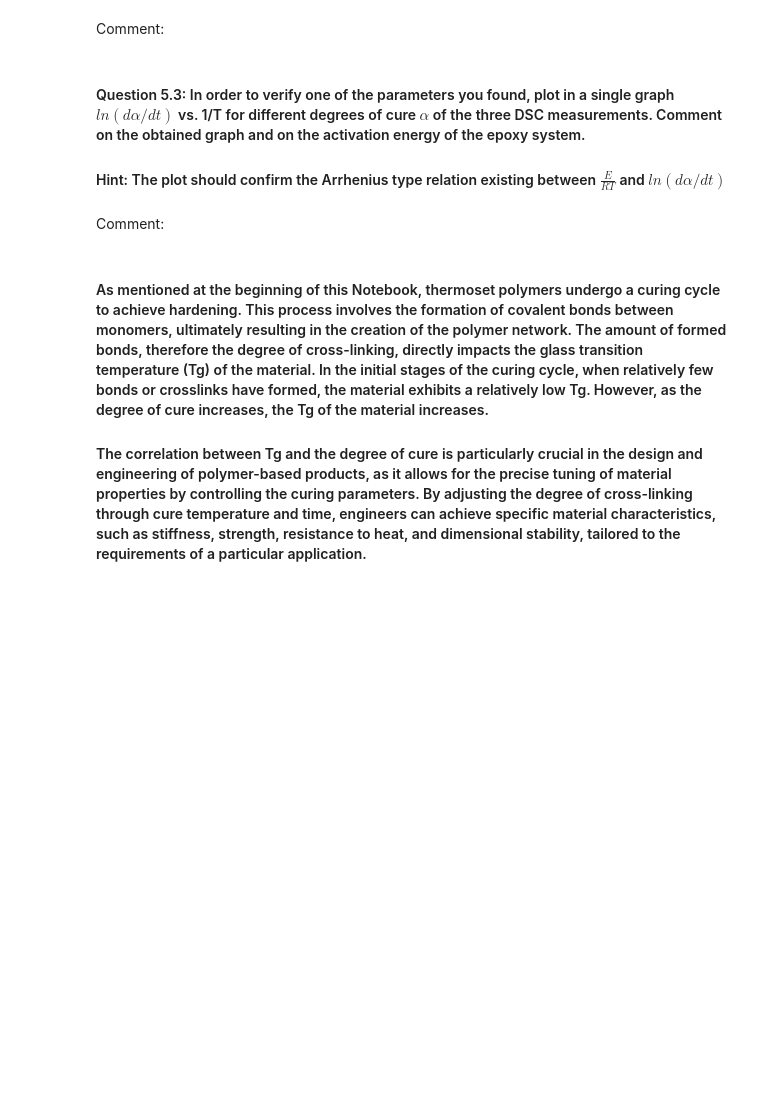
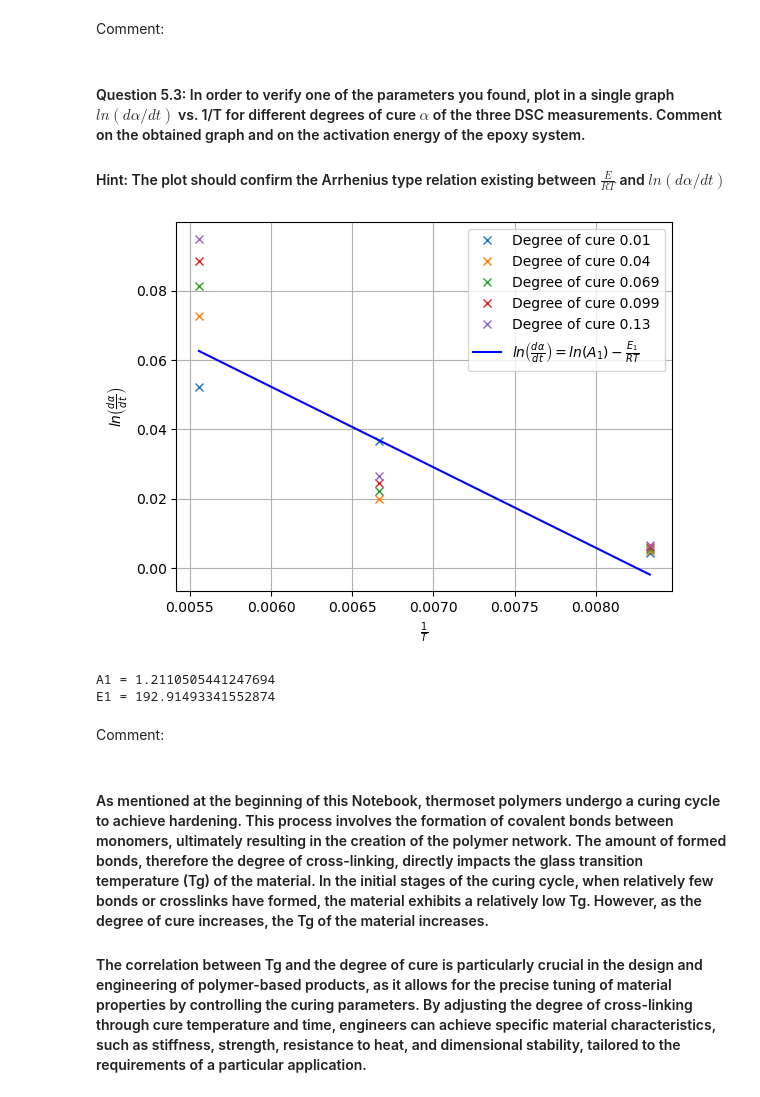
Before and after one commit to Moanalengkeek/Polymer_Composites, a Jupyter notebook: Cure Kinetics - new version.ipynb, the cells around one changed output. Drawn from its saved outputs; the diff is of its cells as text; code cells hidden in the pictures; blank space fills up the shorter version.

Commit message:
Added ln(dadt) plot and curvefit to Q5.3

```diff
--- a/Cure Kinetics - new version.ipynb
+++ b/Cure Kinetics - new version.ipynb
@@ -288,6 +306,52 @@ Comment:
 # %% [markdown]
 #### Question 5.3: In order to verify one of the parameters you found, plot in a single graph $ln(d\alpha/dt)$ vs. 1/T for different degrees of cure $\alpha$ of the three DSC measurements. Comment on the obtained graph and on the activation energy of the epoxy system.
 #### Hint: The plot should confirm the Arrhenius type relation existing between $\frac{E}{RT}$ and $ln(d\alpha/dt)$
+# %%
+#degcure = np.arange(0.0005,0.0035,0.0005)
+degcure = np.arange(0.01,0.16,0.03)
+
+def find_nearest(array, value):
+    array = np.asarray(array)
+    idx = (np.abs(array - value)).argmin()
+    return idx
+
+lndadt = np.zeros([len(degcure),3])
+
+overT = np.array([1/(180),1/(150),1/(120)])
+
+for i in range(len(degcure)):
+    lndadt[i,0] = dadt11[find_nearest(alpha11,degcure[i])]
+    lndadt[i,1] = dadt12[find_nearest(alpha12,degcure[i])]
+    lndadt[i,2] = dadt13[find_nearest(alpha13,degcure[i])]
+
+
+def Logdadt(overT,a,b):
+    R = 8.314
+    out = np.log(a) - b/R*overT
+    return out
+
+cfit, ccov = curve_fit(Logdadt,overT,lndadt[len(overT)//2,:])
+a = cfit[0]
+b = cfit[1]
+
+linefit = Logdadt(overT,a,b)
+
+f3 = plt.figure()
+for i in range(len(degcure)):
+    plt.plot(overT,lndadt[i,:],label="Degree of cure "+str(degcure[i])[:5],marker="x",linewidth='0')
+plt.plot(overT,linefit,'b',label=r"$ln \left( \frac{d\alpha}{dt} \right) = ln(A_1) - \frac{E_1}{RT}$")
+plt.grid()
+plt.xlabel(r"$\frac{1}{T}$")
+plt.ylabel(r"$ln \left( \frac{d\alpha}{dt} \right)$")
+plt.legend()
+plt.show()
+
+print("A1 =",a)
+print("E1 =",b)
+# %% [output]
+[figure, added]
+A1 = 1.2110505441247694
+E1 = 192.91493341552874
 # %% [markdown]
 Comment:
 # %% [markdown]
```
Also changed, not shown: parts of 4 cells of this notebook.
